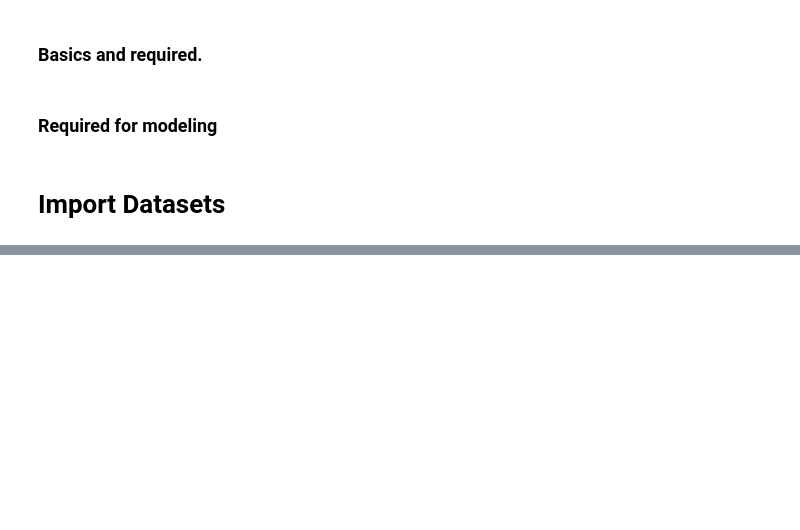
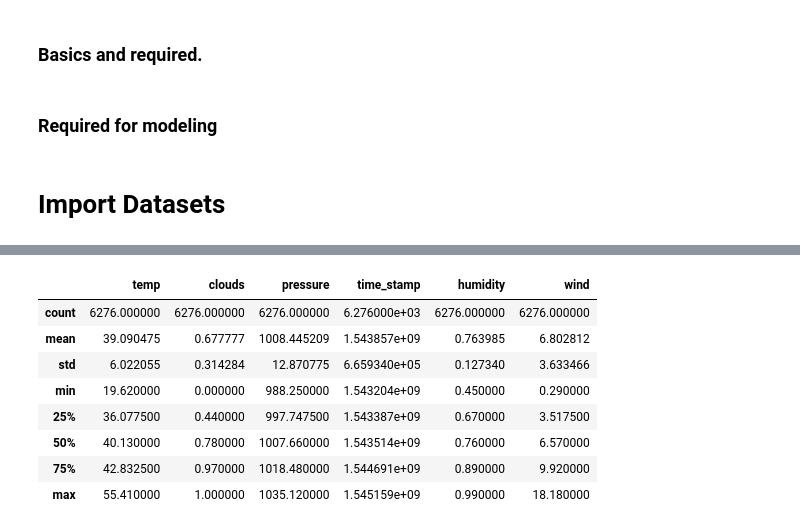
Before and after one commit to mascarenhasneil/UberPricePrediction, a Jupyter notebook: UberPricePrediction-Notebook.ipynb, the cells around one changed output, grey strips where cells are left out. Drawn from its saved outputs; the diff is of its cells as text; code cells hidden in the pictures; blank space fills up the shorter version.

```diff
--- a/UberPricePrediction-Notebook.ipynb
+++ b/UberPricePrediction-Notebook.ipynb
@@ -66,0 +219,12 @@ weather_data=pd.read_csv('Data\weather.csv')
+# %%
+weather_data.describe()
+# %% [output]
+|  | temp | clouds | pressure | time_stamp | humidity | wind |
+| count | 6276.000000 | 6276.000000 | 6276.000000 | 6.276000e+03 | 6276.000000 | 6276.000000 |
+| mean | 39.090475 | 0.677777 | 1008.445209 | 1.543857e+09 | 0.763985 | 6.802812 |
+| std | 6.022055 | 0.314284 | 12.870775 | 6.659340e+05 | 0.127340 | 3.633466 |
+| min | 19.620000 | 0.000000 | 988.250000 | 1.543204e+09 | 0.450000 | 0.290000 |
+| 25% | 36.077500 | 0.440000 | 997.747500 | 1.543387e+09 | 0.670000 | 3.517500 |
+| 50% | 40.130000 | 0.780000 | 1007.660000 | 1.543514e+09 | 0.760000 | 6.570000 |
+| 75% | 42.832500 | 0.970000 | 1018.480000 | 1.544691e+09 | 0.890000 | 9.920000 |
+| max | 55.410000 | 1.000000 | 1035.120000 | 1.545159e+09 | 0.990000 | 18.180000 |
```
Also changed, not shown: parts of 19 cells of this notebook.
